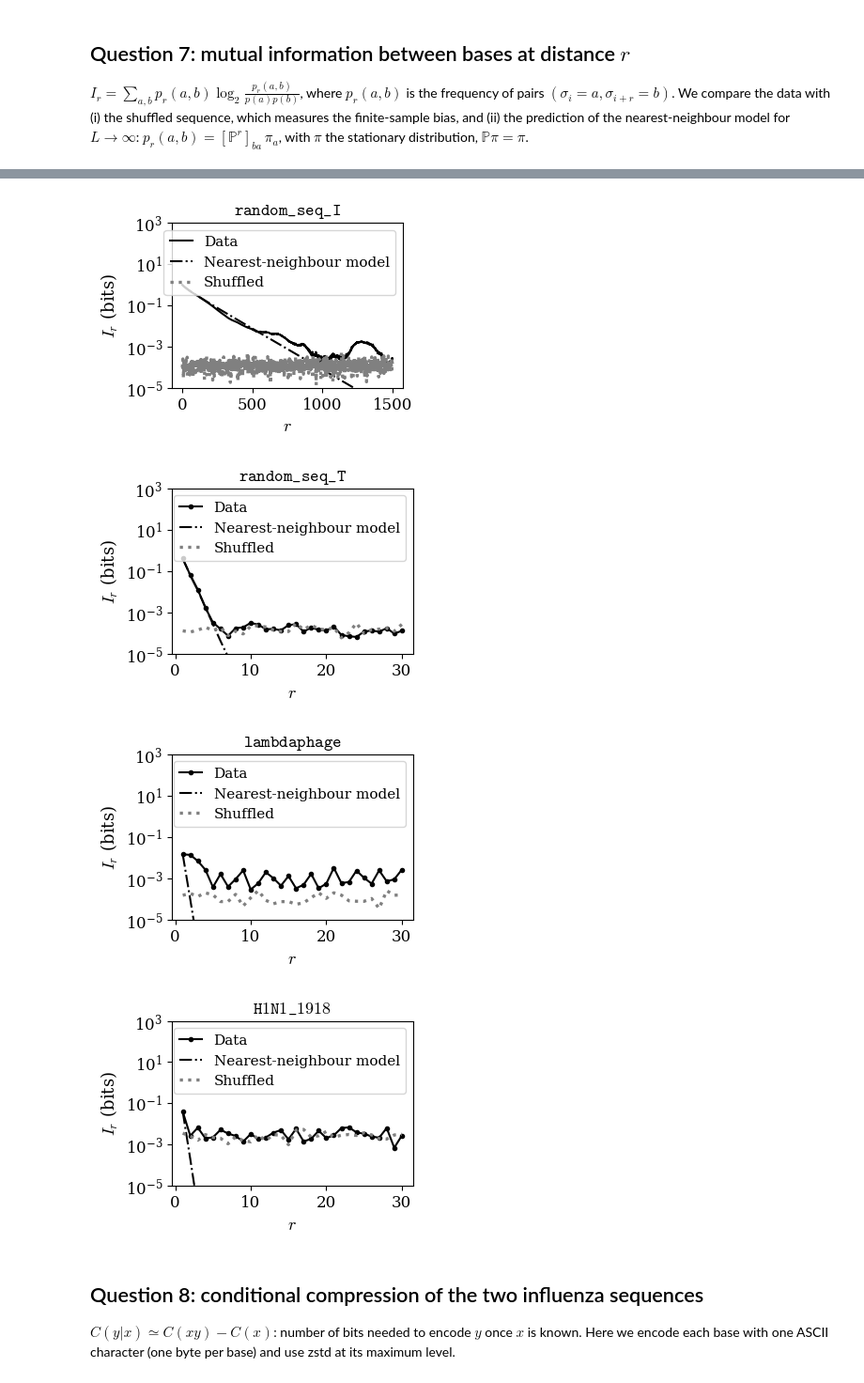
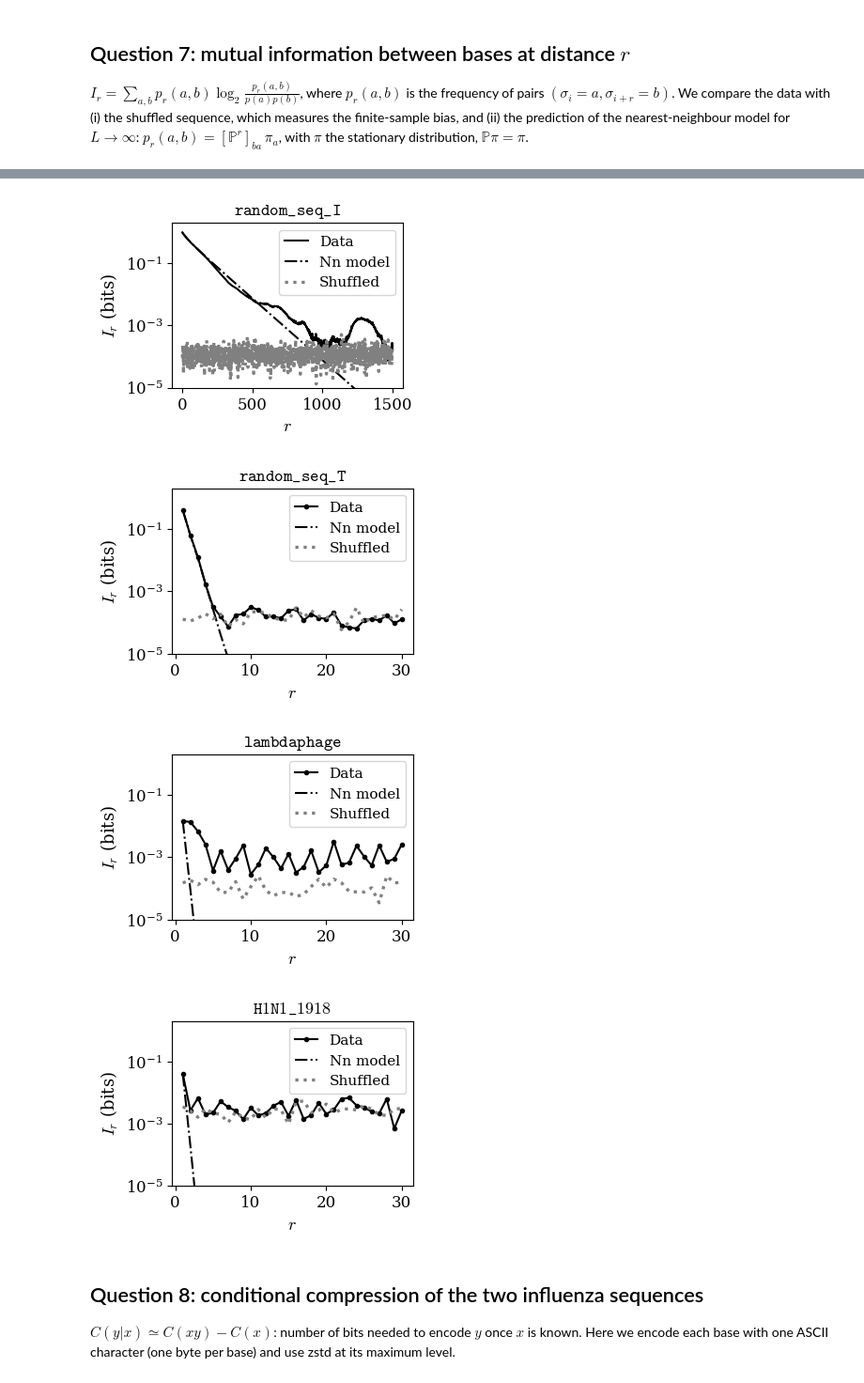
Before and after one commit to francescozamponi/statphys-tutorials, a Jupyter notebook: Tutorial_6/Tutorial_6.ipynb, the cells around one changed output, grey strips where cells are left out. Shown at 94% size. Drawn from its saved outputs; the diff is of its cells as text; code cells hidden in the pictures.

```diff
--- a/Tutorial_6/Tutorial_6.ipynb
+++ b/Tutorial_6/Tutorial_6.ipynb
@@ -517,25 +517,25 @@ H1N1_2008     |lambda| = [1.    0.082 0.078 0.078]  xi = 0.40
 # %%
 for name in ['random_seq_I', 'random_seq_T', 'lambdaphage', 'H1N1_1918']:
   plt.figure()
   rr=MI[name]['r']
   style = 'o-' if len(rr)<=30 else '-'
   plt.semilogy(rr, MI[name]['data'], style, color='black', markersize=3, label='Data')
   nn=MI[name]['nn']; ok=nn>1e-7
-  plt.semilogy(rr[ok], nn[ok], color='black', linestyle='-.', label='Nearest-neighbour model')
+  plt.semilogy(rr[ok], nn[ok], color='black', linestyle='-.', label='Nn model')
   plt.semilogy(rr, MI[name]['shuffled'], color='grey', linestyle=':', linewidth=3, label='Shuffled')
-  plt.ylim(1e-5, 1e3)
+  plt.ylim(1e-5, 2e0)
   plt.legend(loc='upper right')
   plt.title(r'${\tt '+name.replace('_',r'\_')+'}$')
   plt.xlabel(r'$r$')
   plt.ylabel(r'$I_r$ (bits)')
   plt.tight_layout()
   save("MI_"+name+".pdf", HALF)
   plt.show()
 # %% [output]
-[figure, old version]
+[figure, new version]
-[figure, old version]
+[figure, new version]
-[figure, old version]
+[figure, new version]
-[figure, old version]
+[figure, new version]
 # %% [markdown]
 ## Question 8: conditional compression of the two influenza sequences
 
```
